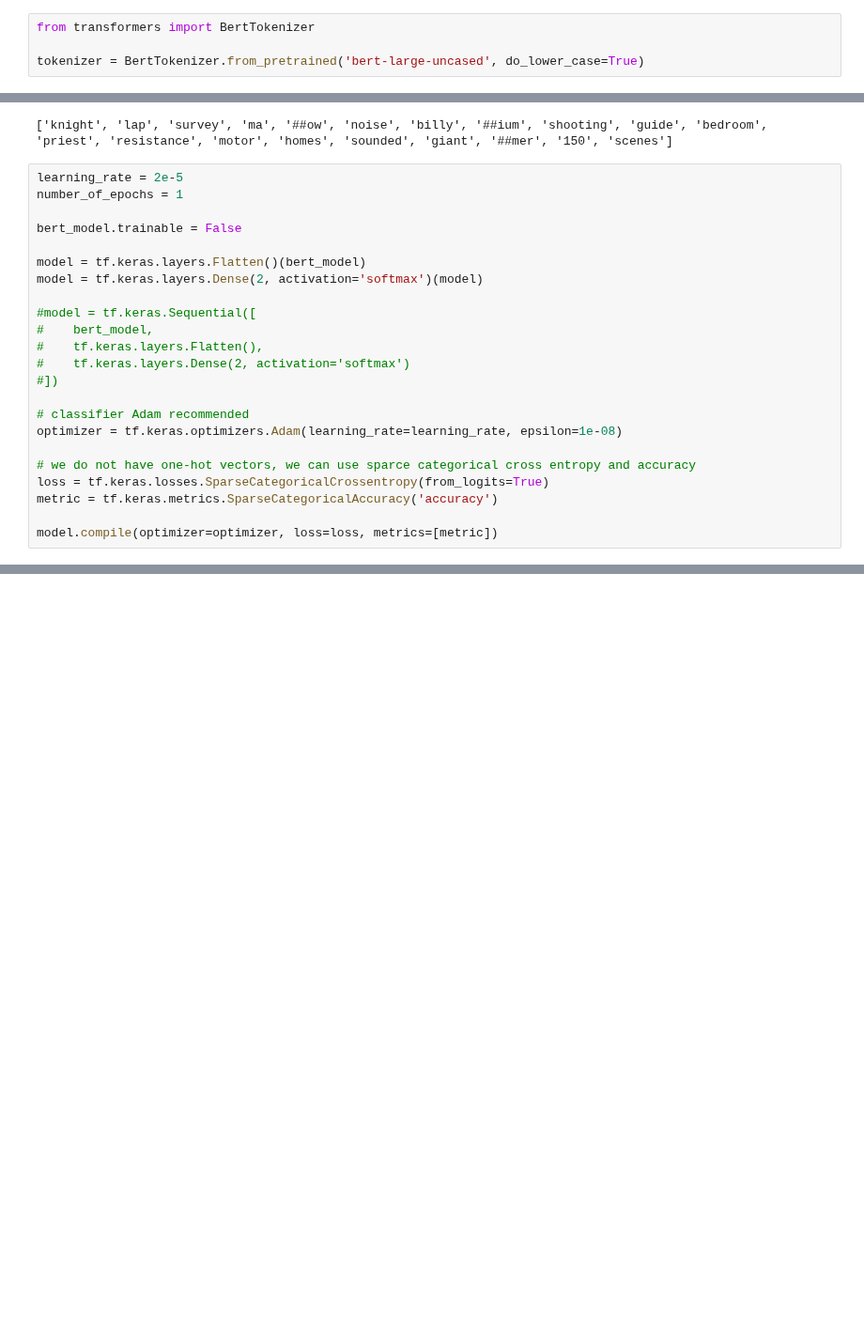
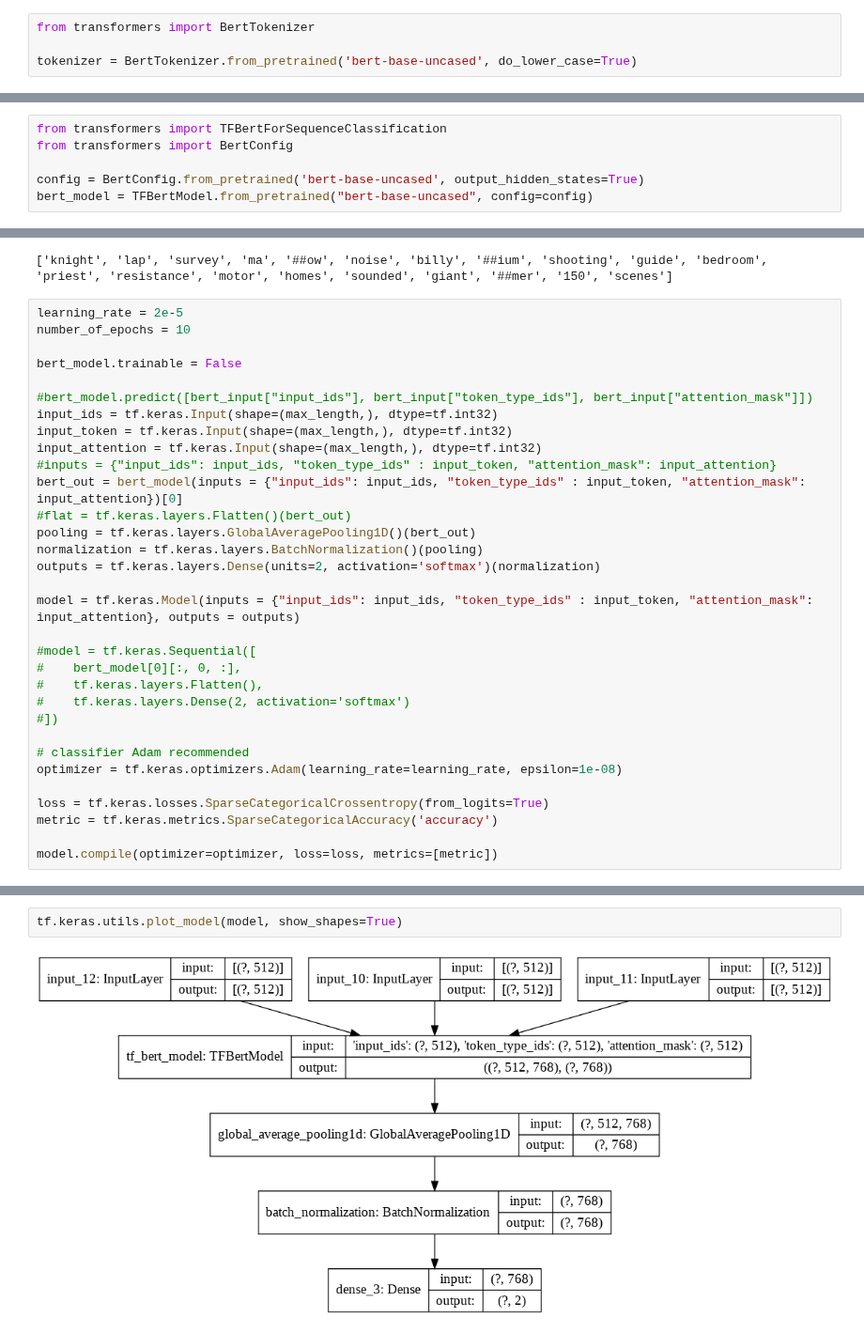
Before and after one commit to eugenusb/HatefulMeme, a Jupyter notebook: Meme_draft.ipynb, the cells around one changed output, grey strips where cells are left out. Shown at 94% size. Saved outputs shown, nothing was run; the diff lists cells and outputs as text; blank space fills up the shorter version.

```diff
--- a/Meme_draft.ipynb
+++ b/Meme_draft.ipynb
@@ -40,7 +40,7 @@ import tensorflow as tf
 # %%
 from transformers import BertTokenizer
 
-tokenizer = BertTokenizer.from_pretrained('bert-large-uncased', do_lower_case=True)
+tokenizer = BertTokenizer.from_pretrained('bert-base-uncased', do_lower_case=True)
 # %%
 vocabulary = tokenizer.get_vocab()
 
@@ -72,0 +65,6 @@ If your task is similar to the task the model of the ckeckpoint was trained on,
+# %%
+from transformers import TFBertForSequenceClassification
+from transformers import BertConfig
+
+config = BertConfig.from_pretrained('bert-base-uncased', output_hidden_states=True)
+bert_model = TFBertModel.from_pretrained("bert-base-uncased", config=config)
@@ -180,15 +186,25 @@ print(list(vocabulary.keys())[5000:5020])
 ['knight', 'lap', 'survey', 'ma', '##ow', 'noise', 'billy', '##ium', 'shooting', 'guide', 'bedroom', 'priest', 'resistance', 'motor', 'homes', 'sounded', 'giant', '##mer', '150', 'scenes']
 # %%
 learning_rate = 2e-5
-number_of_epochs = 1
+number_of_epochs = 10
 
 bert_model.trainable = False
 
-model = tf.keras.layers.Flatten()(bert_model)
-model = tf.keras.layers.Dense(2, activation='softmax')(model)
+#bert_model.predict([bert_input["input_ids"], bert_input["token_type_ids"], bert_input["attention_mask"]])
+input_ids = tf.keras.Input(shape=(max_length,), dtype=tf.int32)
+input_token = tf.keras.Input(shape=(max_length,), dtype=tf.int32)
+input_attention = tf.keras.Input(shape=(max_length,), dtype=tf.int32)
+#inputs = {"input_ids": input_ids, "token_type_ids" : input_token, "attention_mask": input_attention}
+bert_out = bert_model(inputs = {"input_ids": input_ids, "token_type_ids" : input_token, "attention_mask": input_attention})[0]
+#flat = tf.keras.layers.Flatten()(bert_out)
+pooling = tf.keras.layers.GlobalAveragePooling1D()(bert_out)
+normalization = tf.keras.layers.BatchNormalization()(pooling)
+outputs = tf.keras.layers.Dense(units=2, activation='softmax')(normalization)
+
+model = tf.keras.Model(inputs = {"input_ids": input_ids, "token_type_ids" : input_token, "attention_mask": input_attention}, outputs = outputs)
 
 #model = tf.keras.Sequential([
-#    bert_model,
+#    bert_model[0][:, 0, :],
 #    tf.keras.layers.Flatten(),
 #    tf.keras.layers.Dense(2, activation='softmax')
 #])
@@ -196,7 +212,6 @@ model = tf.keras.layers.Dense(2, activation='softmax')(model)
 # classifier Adam recommended
 optimizer = tf.keras.optimizers.Adam(learning_rate=learning_rate, epsilon=1e-08)
 
-# we do not have one-hot vectors, we can use sparce categorical cross entropy and accuracy
 loss = tf.keras.losses.SparseCategoricalCrossentropy(from_logits=True)
 metric = tf.keras.metrics.SparseCategoricalAccuracy('accuracy')
 
@@ -213,0 +224,4 @@ ValueError: ignored
+# %%
+tf.keras.utils.plot_model(model, show_shapes=True)
+# %% [output]
+[figure, added]
```
Also changed, not shown: parts of 11 cells of this notebook.
